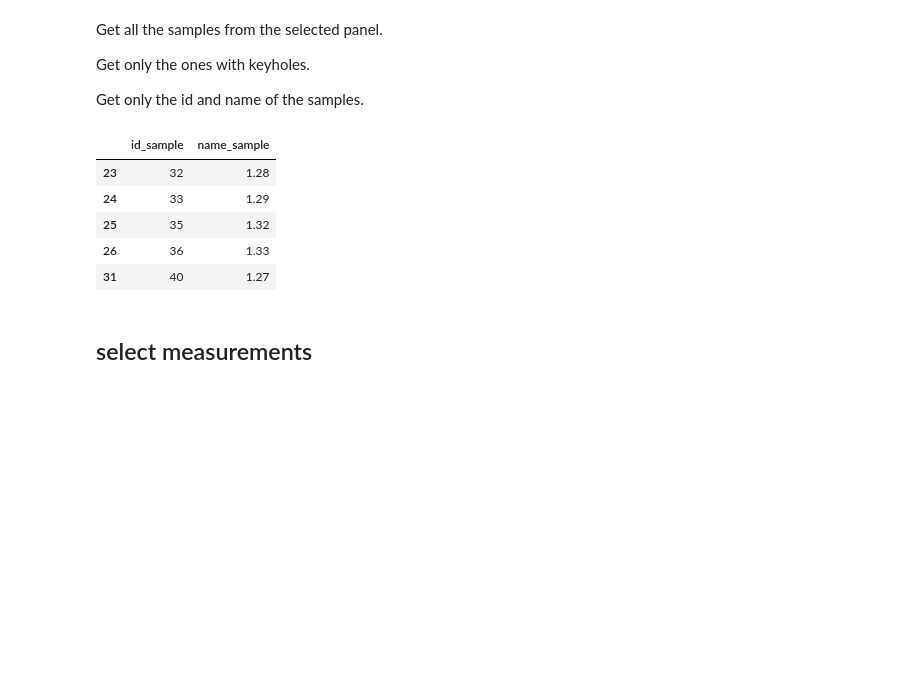
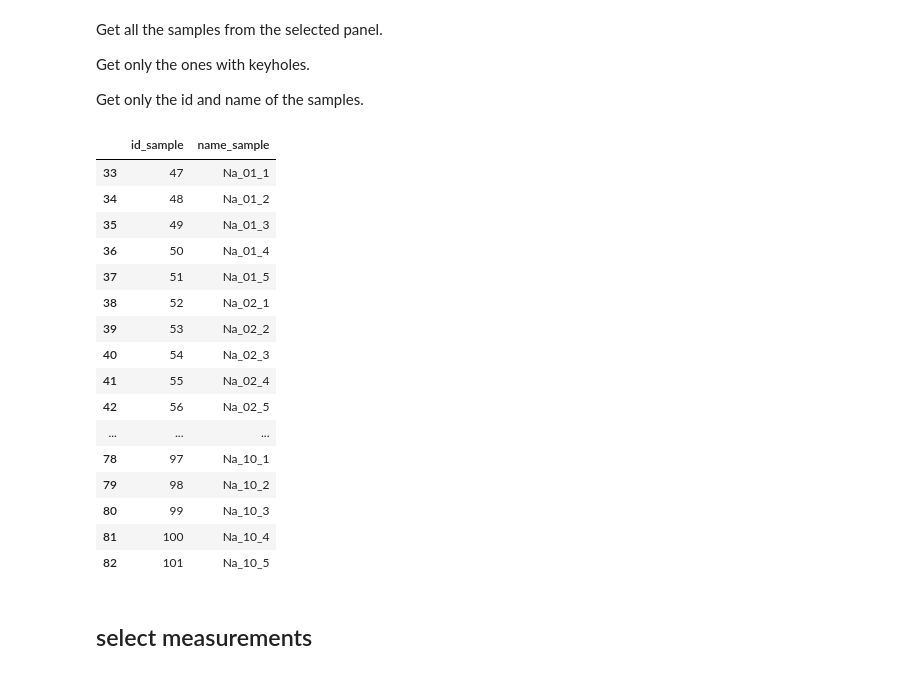
Before and after one commit to topeberti/UTvsXCT-preprocessing, a Jupyter notebook: produccion/register/monoelement_main.ipynb, the cells around one changed output. Saved outputs shown, nothing was run; the diff lists cells and outputs as text; code cells hidden in the pictures; blank space fills up the shorter version.

```diff
--- a/produccion/register/monoelement_main.ipynb
+++ b/produccion/register/monoelement_main.ipynb
@@ -81,6 +84,6 @@ panels_table
 | 12 | 15 | Placeholder Panel | 20 | This is a placeholder panel linke... | 14 | NaN | ... |
 # %%
-panel_id = 4
+panel_ids = [5,6,7,8,9,11,12,13,14,10]
 # %% [markdown]
 Get all the samples from the selected panel.
 
@@ -90,22 +93,33 @@ Get only the id and name of the samples.
 # %%
 samples_table = db.get_data_metadata('samples')
 
-samples_table = samples_table[samples_table['panel_id_sample'] == panel_id]
+samples_table = samples_table[samples_table['panel_id_sample'].isin(panel_ids)]
 
 samples_table = samples_table[samples_table['keyhole_sample'] == 'True bool']
 
 samples_table = samples_table[['id_sample', 'name_sample']]
 
-samples_table = samples_table[samples_table['name_sample'].isin(['1.27', '1.28', '1.29', '1.32', '1.33'])]
+# samples_table = samples_table[samples_table['name_sample'].isin(['1.27', '1.28', '1.29', '1.32', '1.33'])]
 
 samples_table
 # %% [output]
 |  | id_sample | name_sample |
-| 23 | 32 | 1.28 |
-| 24 | 33 | 1.29 |
-| 25 | 35 | 1.32 |
-| 26 | 36 | 1.33 |
-| 31 | 40 | 1.27 |
+| 33 | 47 | Na_01_1 |
+| 34 | 48 | Na_01_2 |
+| 35 | 49 | Na_01_3 |
+| 36 | 50 | Na_01_4 |
+| 37 | 51 | Na_01_5 |
+| 38 | 52 | Na_02_1 |
+| 39 | 53 | Na_02_2 |
+| 40 | 54 | Na_02_3 |
+| 41 | 55 | Na_02_4 |
+| 42 | 56 | Na_02_5 |
+| ... | ... | ... |
+| 78 | 97 | Na_10_1 |
+| 79 | 98 | Na_10_2 |
+| 80 | 99 | Na_10_3 |
+| 81 | 100 | Na_10_4 |
+| 82 | 101 | Na_10_5 |
 # %% [markdown]
 ## select measurements
 # %% [markdown]
```
Also changed, not shown: parts of 8 cells of this notebook, 36 other files.
